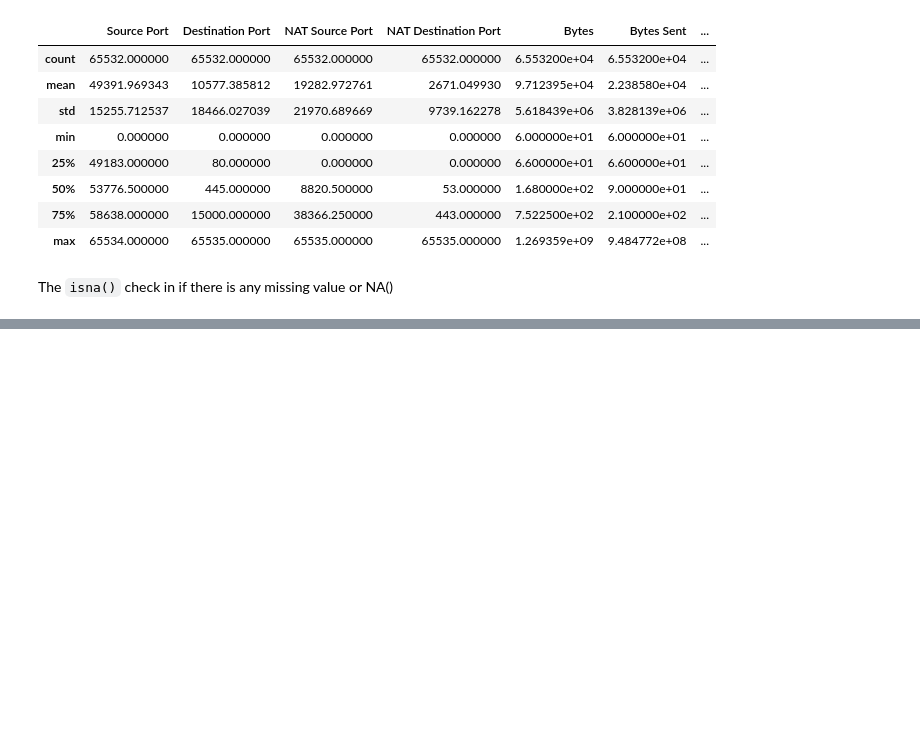
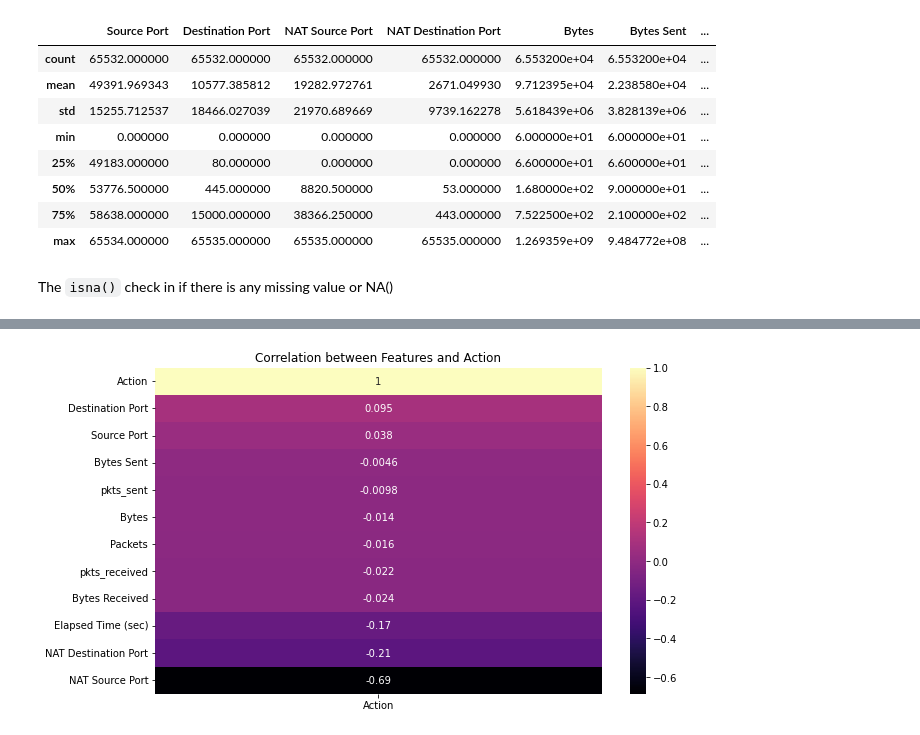
Before and after one commit to Marco2020333/ML_CA1, a Jupyter notebook: Marco2020333_ML_CA1.ipynb, the cells around one changed output, grey strips where cells are left out. Saved outputs shown, nothing was run; the diff lists cells and outputs as text; code cells hidden in the pictures; blank space fills up the shorter version.

```diff
--- a/Marco2020333_ML_CA1.ipynb
+++ b/Marco2020333_ML_CA1.ipynb
@@ -108,0 +194,8 @@ Chumbar, S. (2023). The CRISP-DM Process: A Comprehensive Guide. [online] Medium
+# %%
+from sklearn.preprocessing import LabelEncoder
+label_encoder = LabelEncoder()
+df['Action'] = label_encoder.fit_transform(df['Action'])
+
+print("Mapping of Encoded Values to Original Categories:")
+for encoded_Action, original_category in enumerate(label_encoder.classes_):
+    print(f"Encoded Action value: {encoded_Action}, Original Category action : {original_category}")
@@ -108,0 +241,9 @@ Chumbar, S. (2023). The CRISP-DM Process: A Comprehensive Guide. [online] Medium
+# %%
+import seaborn as sns
+import matplotlib.pyplot as plt
+plt.figure(figsize=(10, 6))
+sns.heatmap(df.corr()[['Action']].sort_values(by='Action', ascending=False), cmap='magma', annot=True)
+plt.title('Correlation between Features and Action')
+plt.show()
+# %% [output]
+[figure, added]
```
Also changed, not shown: parts of 70 cells of this notebook.
